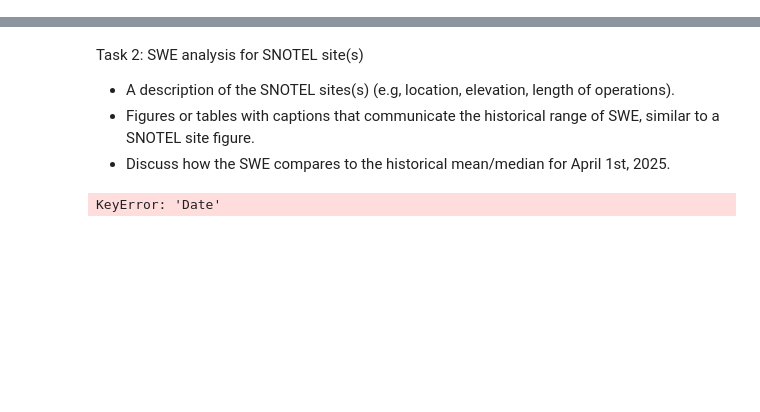
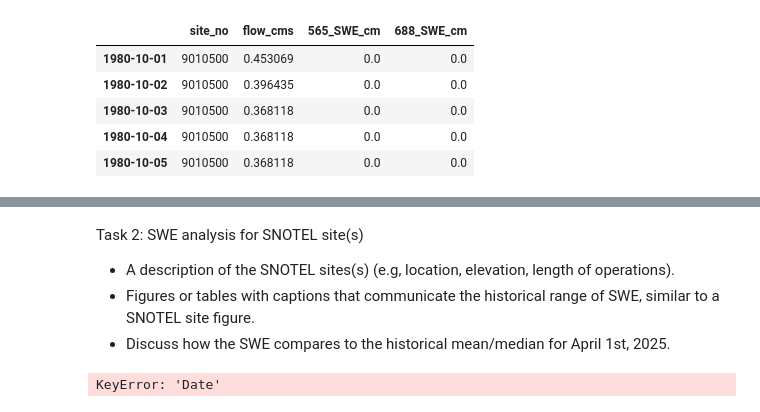
Before and after one commit to jhammond1234/Hydro-Assignment-2, a Jupyter notebook: HydroDF_Analysis.ipynb, the cells around one changed output, grey strips where cells are left out. Saved outputs shown, nothing was run; the diff lists cells and outputs as text; code cells hidden in the pictures; blank space fills up the shorter version.

```diff
--- a/HydroDF_Analysis.ipynb
+++ b/HydroDF_Analysis.ipynb
@@ -15,0 +114,11 @@ basinname = 'ColoradoRiverBasin'
+# %%
+#all of the NaN values here should be 0, fill them
+Hydro_df = Hydro_df.fillna(0)
+Hydro_df.head()
+# %% [output]
+|  | site_no | flow_cms | 565_SWE_cm | 688_SWE_cm |
+| 1980-10-01 | 9010500 | 0.453069 | 0.0 | 0.0 |
+| 1980-10-02 | 9010500 | 0.396435 | 0.0 | 0.0 |
+| 1980-10-03 | 9010500 | 0.368118 | 0.0 | 0.0 |
+| 1980-10-04 | 9010500 | 0.368118 | 0.0 | 0.0 |
+| 1980-10-05 | 9010500 | 0.368118 | 0.0 | 0.0 |
```
Also changed, not shown: parts of 12 cells of this notebook, 4 other files.
